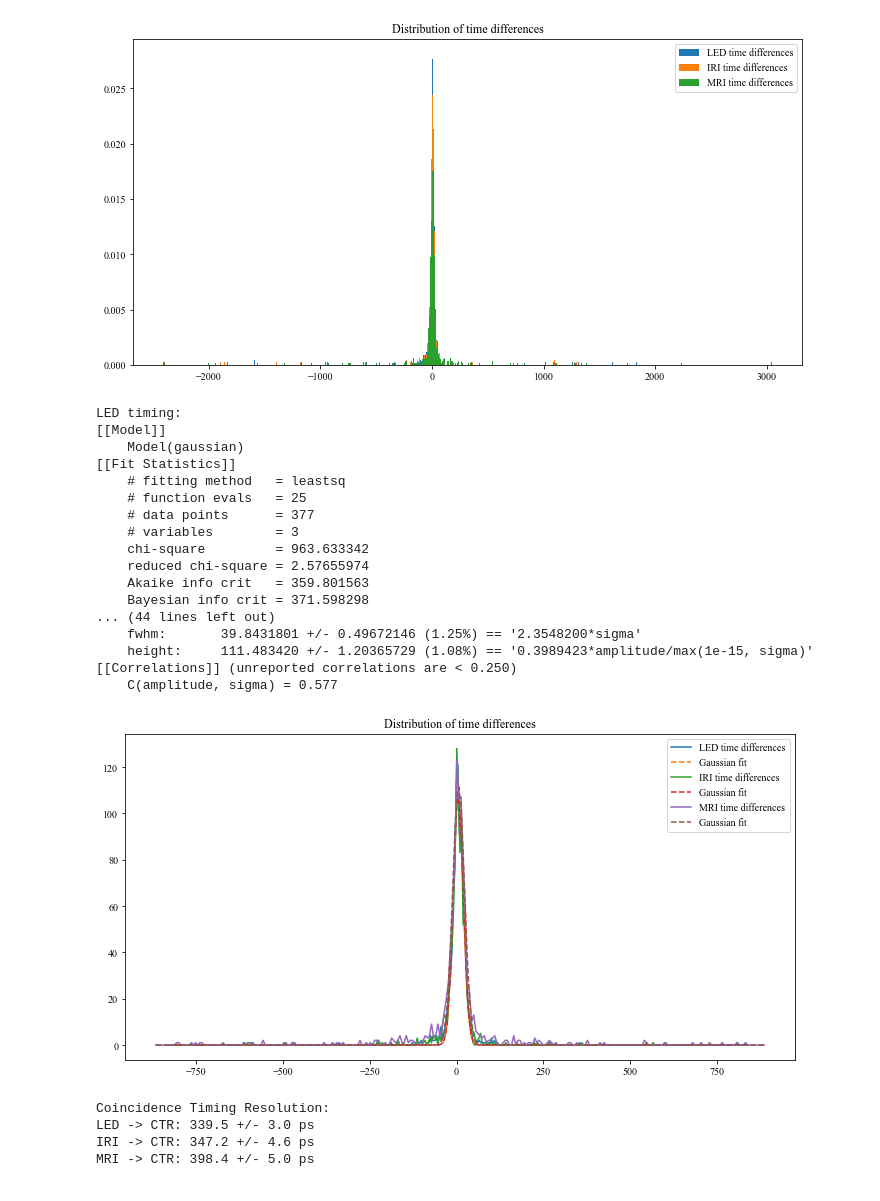
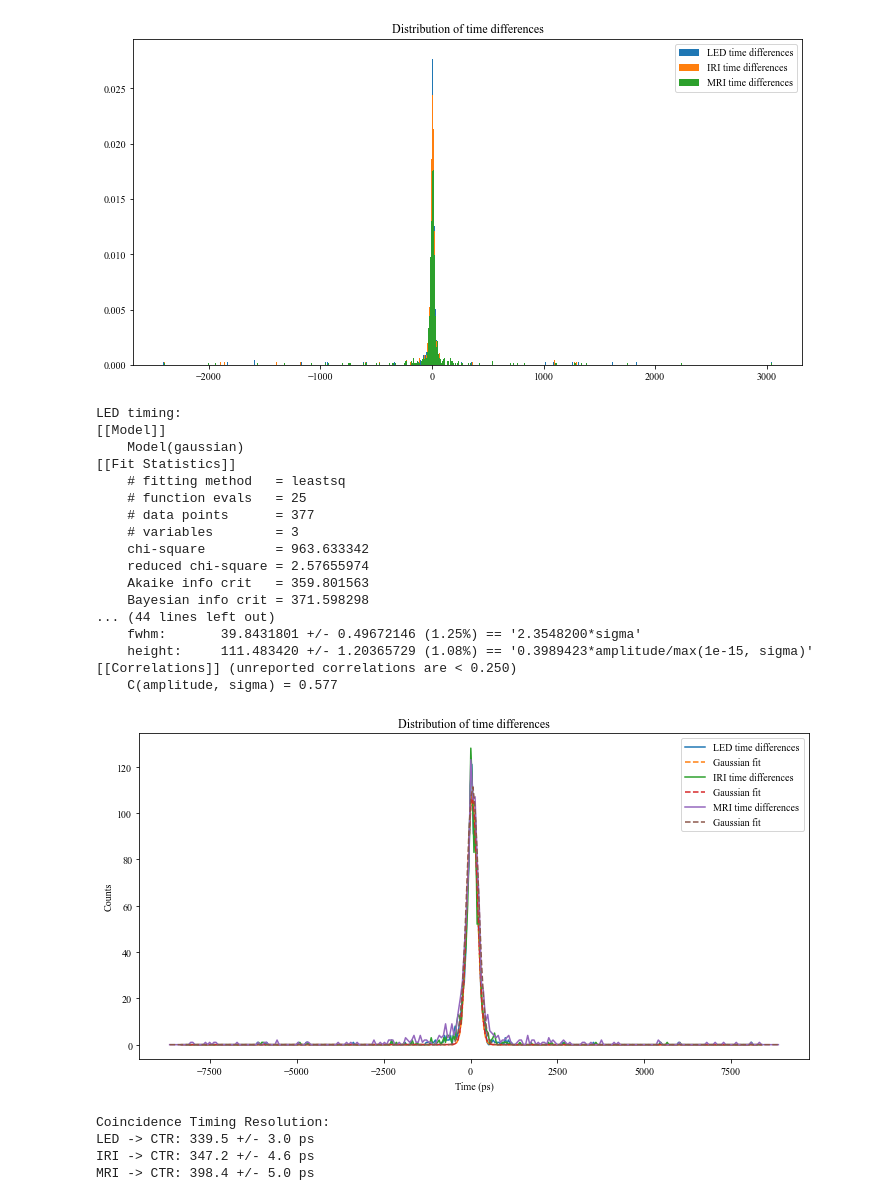
Before and after one commit to hmmurata/MC_Test, a Jupyter notebook: 2nd file - MC_DataAnalysisTiming.ipynb, the cells around one changed output. Drawn from its saved outputs; the diff is of its cells as text; code cells hidden in the pictures.

```diff
--- a/2nd file - MC_DataAnalysisTiming.ipynb
+++ b/2nd file - MC_DataAnalysisTiming.ipynb
@@ -258,45 +258,49 @@ out_MRI = mod.fit(pky_MRI, par_MRI, x=pkx_MRI)
 print ("MRI timing:")
 print (out_MRI.fit_report(min_correl=0.25))
 oy_MRI = out_MRI.best_fit
-plt.plot(pkx_LED, pky_LED, label='LED time differences')
-plt.plot(pkx_LED, oy_LED , '--', label='Gaussian fit')
-plt.plot(pkx_IRI, pky_IRI, label='IRI time differences')
-plt.plot(pkx_IRI, oy_IRI , '--', label='Gaussian fit')
-plt.plot(pkx_MRI, pky_MRI, label='MRI time differences')
-plt.plot(pkx_MRI, oy_MRI , '--', label='Gaussian fit')
+resolution = 10 # 10 ps
+
+plt.plot(pkx_LED * resolution, pky_LED, label='LED time differences')
+plt.plot(pkx_LED * resolution, oy_LED , '--', label='Gaussian fit')
+plt.plot(pkx_IRI * resolution, pky_IRI, label='IRI time differences')
+plt.plot(pkx_IRI * resolution, oy_IRI , '--', label='Gaussian fit')
+plt.plot(pkx_MRI * resolution, pky_MRI, label='MRI time differences')
+plt.plot(pkx_MRI * resolution, oy_MRI , '--', label='Gaussian fit')
+plt.ylabel('Counts')
+plt.xlabel('Time (ps)')
 plt.legend()
 plt.show()
 
-resolution = 10 # 10 ps
+
 print("Coincidence Timing Resolution:")
 res_LED = out_LED.params['fwhm'].value  * resolution
 sd_res_LED = out_LED.params['fwhm'].stderr * resolution
 print("LED -> CTR: {:.1f} +/- {:.1f} ps".format(res_LED, sd_res_LED))
 res_IRI = out_IRI.params['fwhm'].value * resolution
 sd_res_IRI = out_IRI.params['fwhm'].stderr * resolution
 print("IRI -> CTR: {:.1f} +/- {:.1f} ps".format(res_IRI, sd_res_IRI))
 res_MRI = out_MRI.params['fwhm'].value * resolution
 sd_res_MRI = out_MRI.params['fwhm'].stderr * resolution
 print("MRI -> CTR: {:.1f} +/- {:.1f} ps".format(res_MRI, sd_res_MRI))
 # %% [output]
 LED timing:
 [[Model]]
     Model(gaussian)
 [[Fit Statistics]]
     # fitting method   = leastsq
     # function evals   = 25
     # data points      = 377
     # variables        = 3
     chi-square         = 963.633342
     reduced chi-square = 2.57655974
     Akaike info crit   = 359.801563
     Bayesian info crit = 371.598298
 ... (44 lines left out)
     fwhm:       39.8431801 +/- 0.49672146 (1.25%) == '2.3548200*sigma'
     height:     111.483420 +/- 1.20365729 (1.08%) == '0.3989423*amplitude/max(1e-15, sigma)'
 [[Correlations]] (unreported correlations are < 0.250)
     C(amplitude, sigma) = 0.577
-[figure, old version]
+[figure, new version]
 Coincidence Timing Resolution:
 LED -> CTR: 339.5 +/- 3.0 ps
 IRI -> CTR: 347.2 +/- 4.6 ps
```
Also changed, not shown: 1 other file.
